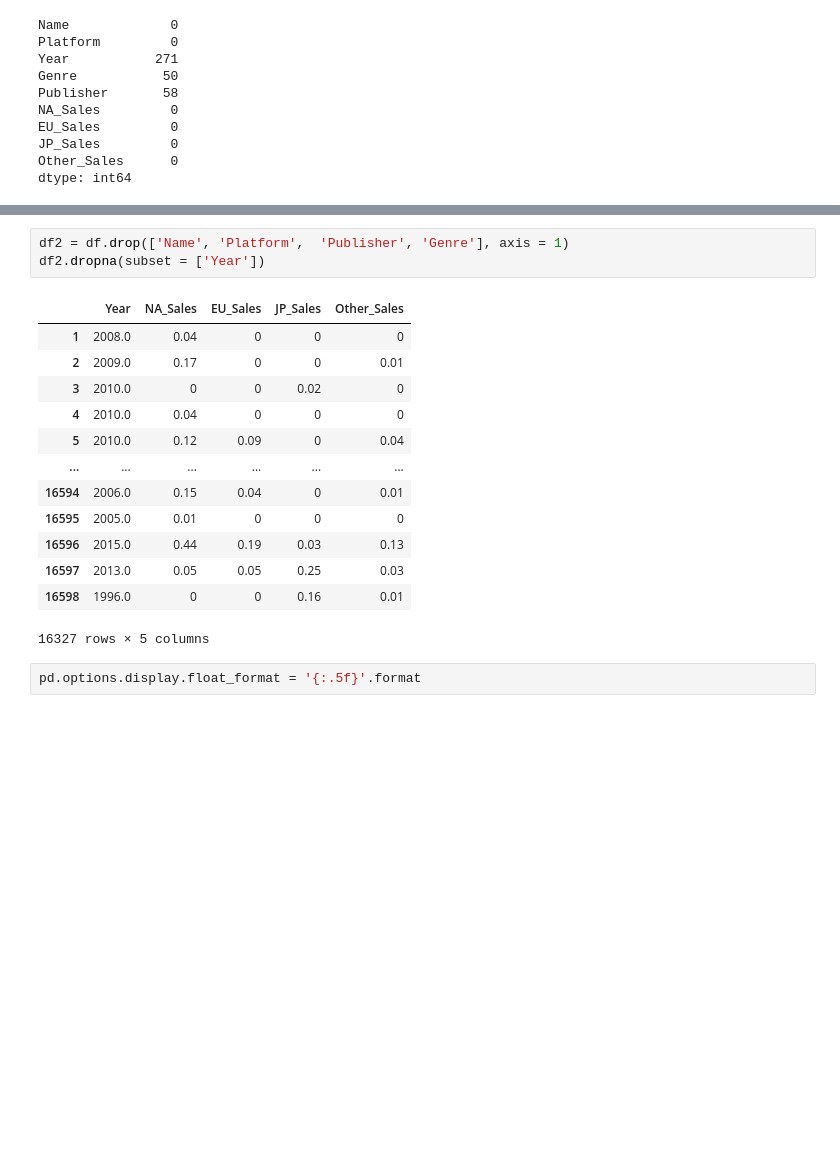
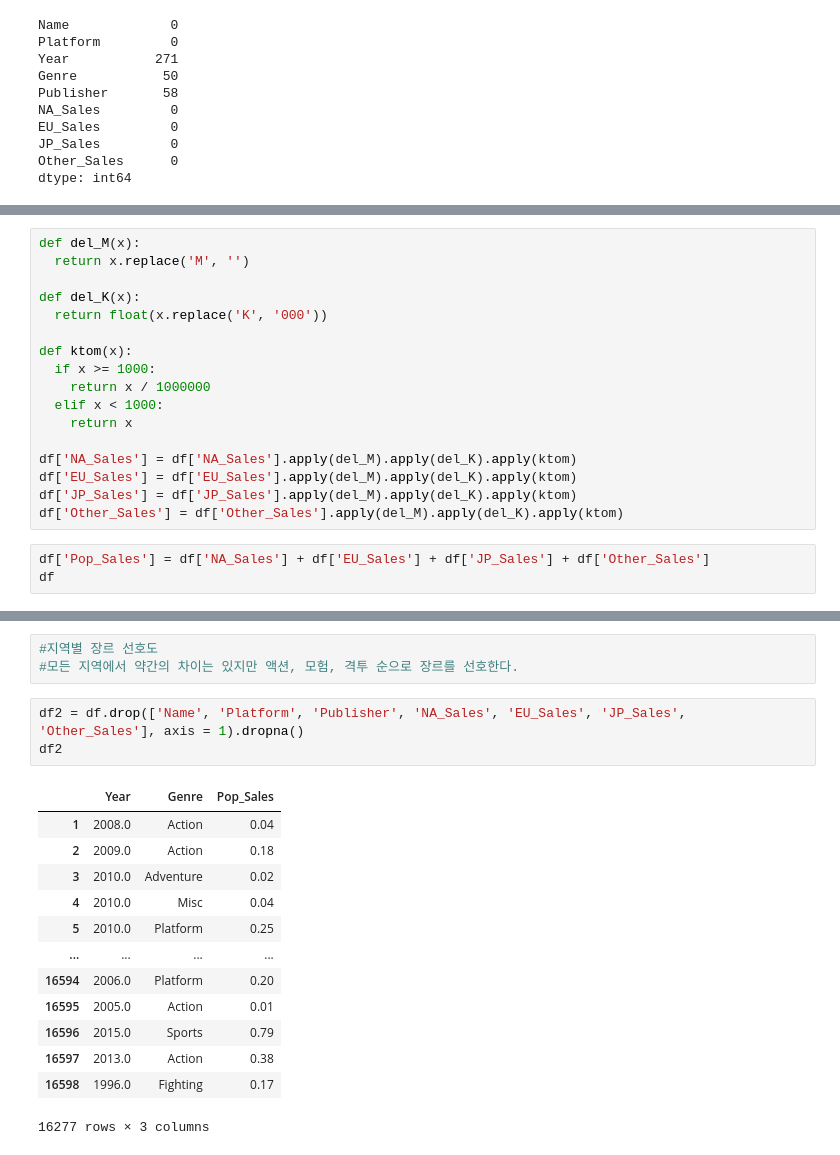
Before and after one commit to kihann/section-project, a Jupyter notebook: AI_07_이기한_Section_1.ipynb, the cells around one changed output, grey strips where cells are left out. Cells and saved outputs as stored; diff of their text form; blank space fills up the shorter version.

```diff
--- a/AI_07_이기한_Section_1.ipynb
+++ b/AI_07_이기한_Section_1.ipynb
@@ -52,0 +73,20 @@ dtype: int64
+# %%
+def del_M(x):
+  return x.replace('M', '')
+
+def del_K(x):
+  return float(x.replace('K', '000'))
+
+def ktom(x):
+  if x >= 1000:
+    return x / 1000000
+  elif x < 1000:
+    return x
+
+df['NA_Sales'] = df['NA_Sales'].apply(del_M).apply(del_K).apply(ktom)
+df['EU_Sales'] = df['EU_Sales'].apply(del_M).apply(del_K).apply(ktom)
+df['JP_Sales'] = df['JP_Sales'].apply(del_M).apply(del_K).apply(ktom)
+df['Other_Sales'] = df['Other_Sales'].apply(del_M).apply(del_K).apply(ktom)
+# %%
+df['Pop_Sales'] = df['NA_Sales'] + df['EU_Sales'] + df['JP_Sales'] + df['Other_Sales']
+df
@@ -101,19 +241,20 @@ array(['Action', 'Adventure', 'Misc', 'Platform', 'Sports', 'Simulation',
+# %%
+#지역별 장르 선호도
+#모든 지역에서 약간의 차이는 있지만 액션, 모험, 격투 순으로 장르를 선호한다.
 # %%
-df2 = df.drop(['Name', 'Platform',	'Publisher', 'Genre'], axis = 1)
-df2.dropna(subset = ['Year'])
+df2 = df.drop(['Name', 'Platform', 'Publisher', 'NA_Sales', 'EU_Sales', 'JP_Sales', 'Other_Sales'], axis = 1).dropna()
+df2
 # %% [output]
-|  | Year | NA_Sales | EU_Sales | JP_Sales | Other_Sales |
-| 1 | 2008.0 | 0.04 | 0 | 0 | 0 |
-| 2 | 2009.0 | 0.17 | 0 | 0 | 0.01 |
-| 3 | 2010.0 | 0 | 0 | 0.02 | 0 |
-| 4 | 2010.0 | 0.04 | 0 | 0 | 0 |
-| 5 | 2010.0 | 0.12 | 0.09 | 0 | 0.04 |
-| ... | ... | ... | ... | ... | ... |
-| 16594 | 2006.0 | 0.15 | 0.04 | 0 | 0.01 |
-| 16595 | 2005.0 | 0.01 | 0 | 0 | 0 |
-| 16596 | 2015.0 | 0.44 | 0.19 | 0.03 | 0.13 |
-| 16597 | 2013.0 | 0.05 | 0.05 | 0.25 | 0.03 |
-| 16598 | 1996.0 | 0 | 0 | 0.16 | 0.01 |
+|  | Year | Genre | Pop_Sales |
+| 1 | 2008.0 | Action | 0.04 |
+| 2 | 2009.0 | Action | 0.18 |
+| 3 | 2010.0 | Adventure | 0.02 |
+| 4 | 2010.0 | Misc | 0.04 |
+| 5 | 2010.0 | Platform | 0.25 |
+| ... | ... | ... | ... |
+| 16594 | 2006.0 | Platform | 0.20 |
+| 16595 | 2005.0 | Action | 0.01 |
+| 16596 | 2015.0 | Sports | 0.79 |
+| 16597 | 2013.0 | Action | 0.38 |
+| 16598 | 1996.0 | Fighting | 0.17 |
-16327 rows × 5 columns
+16277 rows × 3 columns
-# %%
-pd.options.display.float_format = '{:.5f}'.format
```
Also changed, not shown: parts of 14 cells of this notebook.
